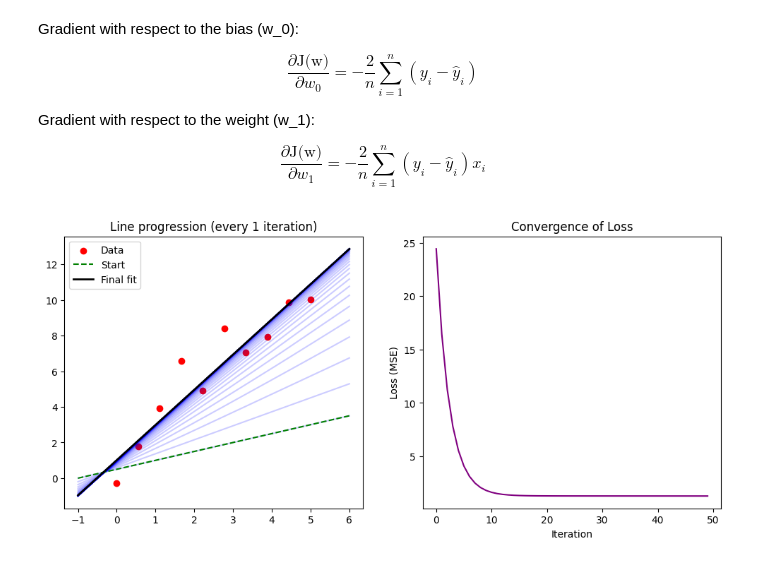
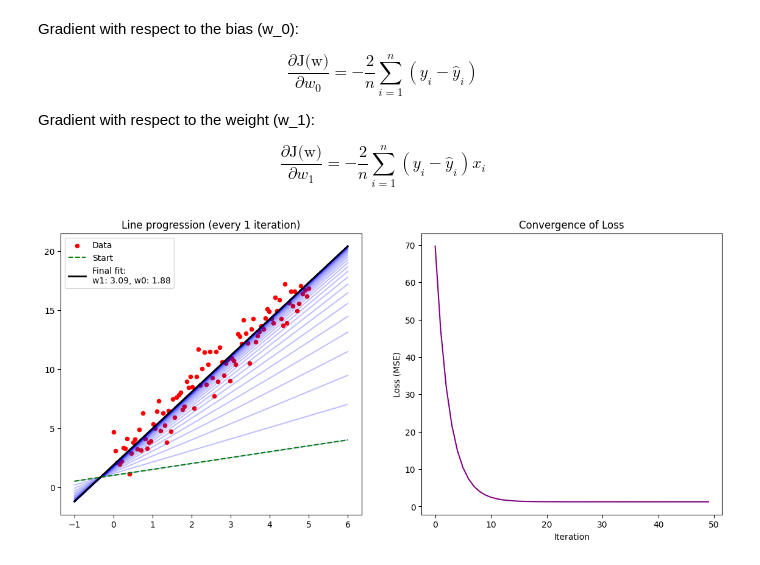
Before and after one commit to ArshiaMozafari/gradient-descent-implementation, a Jupyter notebook: gd-optimizer.ipynb, the cells around one changed output. Cells and saved outputs as stored; diff of their text form; code cells hidden in the pictures.

```diff
--- a/gd-optimizer.ipynb
+++ b/gd-optimizer.ipynb
@@ -47,18 +47,18 @@ class Optimizer:
         return self.w
 
     def plot(self, x, y, step=10):
-        fig, (ax1, ax2) = plt.subplots(1, 2, figsize=(12,5))
+        fig, (ax1, ax2) = plt.subplots(1, 2, figsize=(14,6))
 
-        ax1.scatter(x, y, color="red", label="Data")
+        ax1.scatter(x, y, color="red", label="Data", s = 20)
         xs = np.linspace(min(x)-1, max(x)+1, 100)
 
         for w in self.ws[::step]:
-            ax1.plot(xs, w[1] * xs + w[0], alpha=0.2, color="blue")
+            ax1.plot(xs, w[1] * xs + w[0], alpha=0.25, color="blue")
 
         ax1.plot(xs, self.ws[0][1] * xs + self.ws[0][0],
                  color="green", linestyle="--", label="Start")
         ax1.plot(xs, self.ws[-1][1] * xs + self.ws[-1][0],
-                 color="black", linewidth=2, label="Final fit")
+                 color="black", linewidth=2, label=f"Final fit:\nw1: {self.w[1]:.2f}, w0: {self.w[0]:.2f}")
         ax1.set_title(f"Line progression (every {step} iteration{'s' if step>1 else ''})")
         ax1.legend()
 
@@ -68,13 +68,14 @@ class Optimizer:
         ax2.set_title("Convergence of Loss")
         plt.show()
 # %%
-x_data = np.linspace(0, 5, 10)
-noise = 1.1 * np.random.normal(size=len(x_data))
-y_data = 2 * x_data + 1 +  noise
+x_data = np.linspace(0, 5, 100)
+noise = 1.2 * np.random.normal(size=len(x_data))
+y_true = 3 * x_data + 2
+y_data = y_true + noise
 
-# Setting initial parameters randomly
-a = Optimizer(0.5, 0.5)
+# Setting initial parameters randomly, e.g., w0 = 1, w1 = 0.5.
+a = Optimizer(1, 0.5)
 a.gradient_descent(x_data, y_data, learning_rate=0.01, num_iterations=50)
 a.plot(x_data, y_data, step = 1)
 # %% [output]
-[figure, old version]
+[figure, new version]
```
